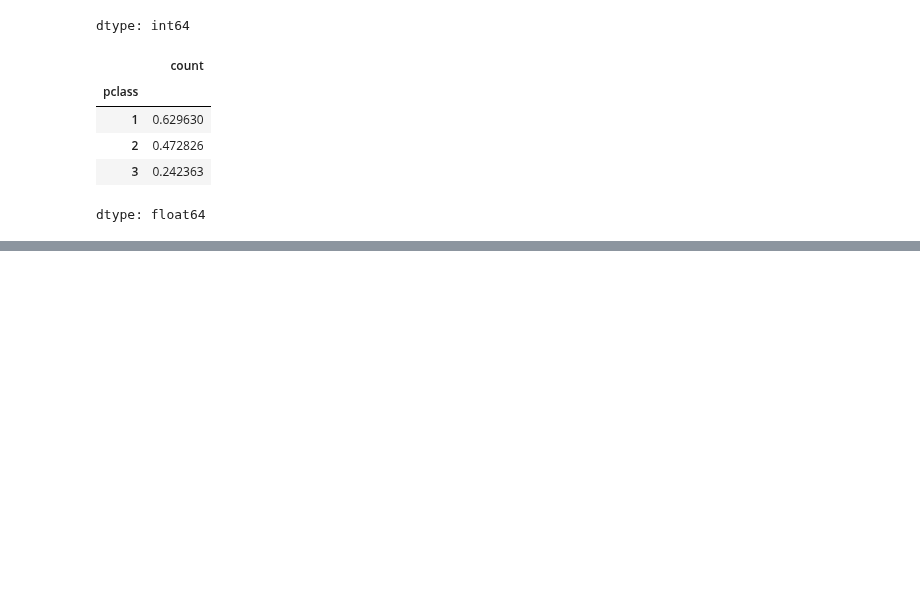
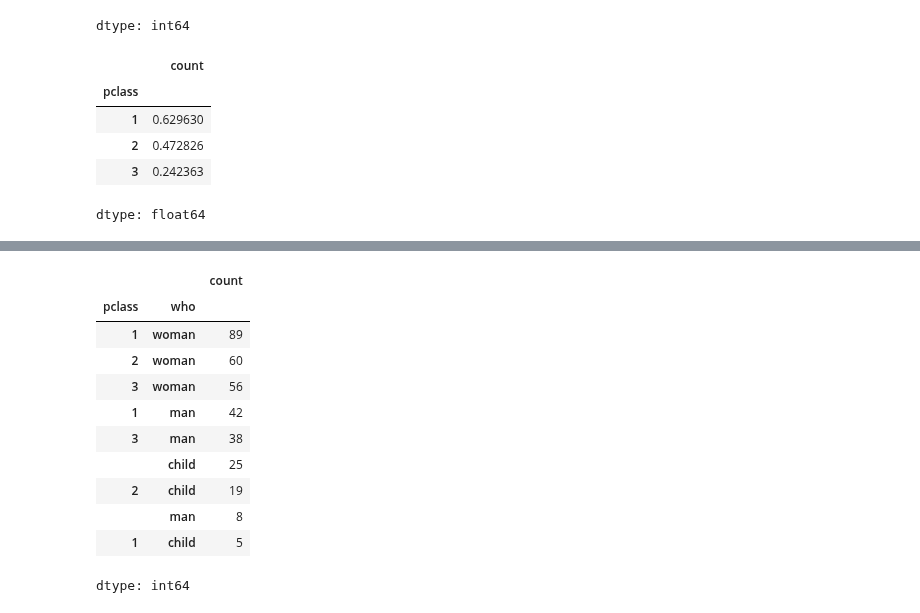
Before and after one commit to JakeOh/202505_BD50, a Jupyter notebook: lab_da/da03_dataframe.ipynb, the cells around one changed output, grey strips where cells are left out. Cells and saved outputs as stored; diff of their text form; code cells hidden in the pictures; blank space fills up the shorter version.

```diff
--- a/lab_da/da03_dataframe.ipynb
+++ b/lab_da/da03_dataframe.ipynb
@@ -494,0 +512,15 @@ dtype: float64
+# %%
+alive_df[['pclass', 'who']].value_counts()
+# %% [output]
+|  |  | count |
+| pclass | who |  |
+| 1 | woman | 89 |
+| 2 | woman | 60 |
+| 3 | woman | 56 |
+| 1 | man | 42 |
+| 3 | man | 38 |
+|  | child | 25 |
+| 2 | child | 19 |
+|  | man | 8 |
+| 1 | child | 5 |
+dtype: int64
```
Also changed, not shown: parts of 9 cells of this notebook.
